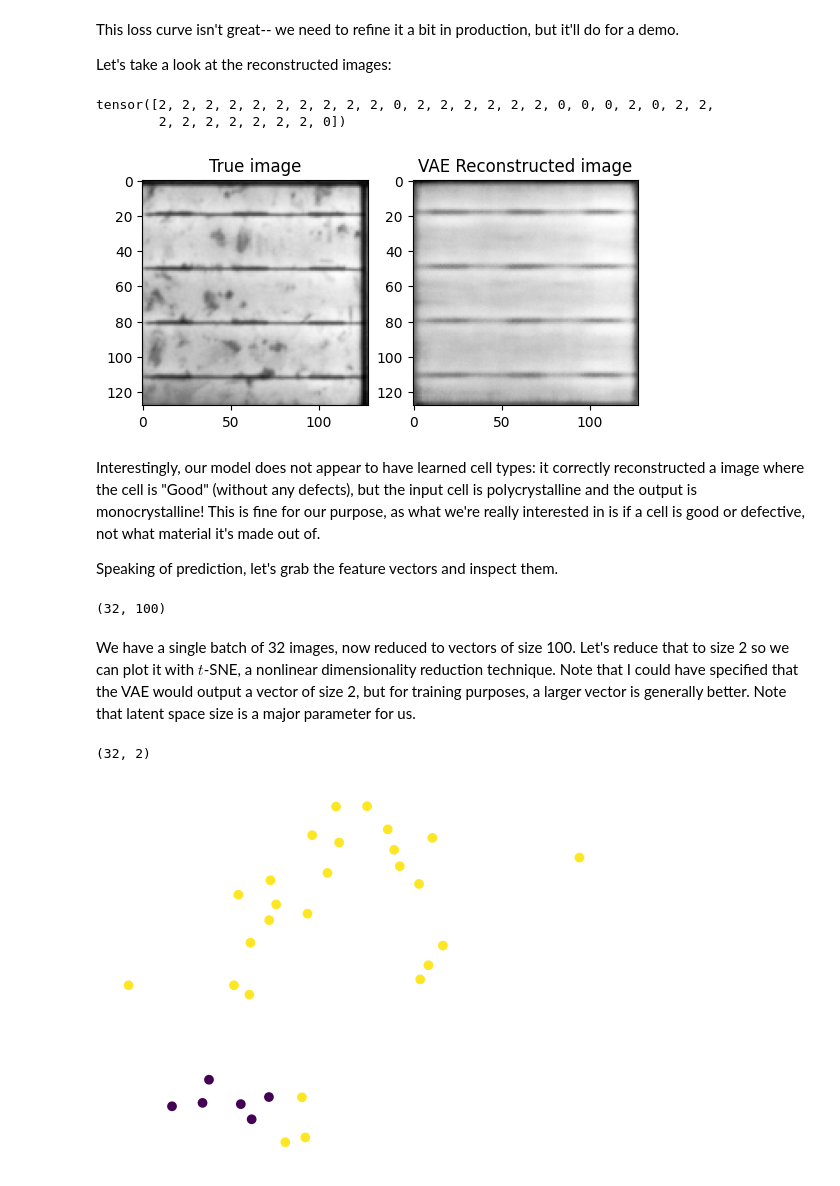
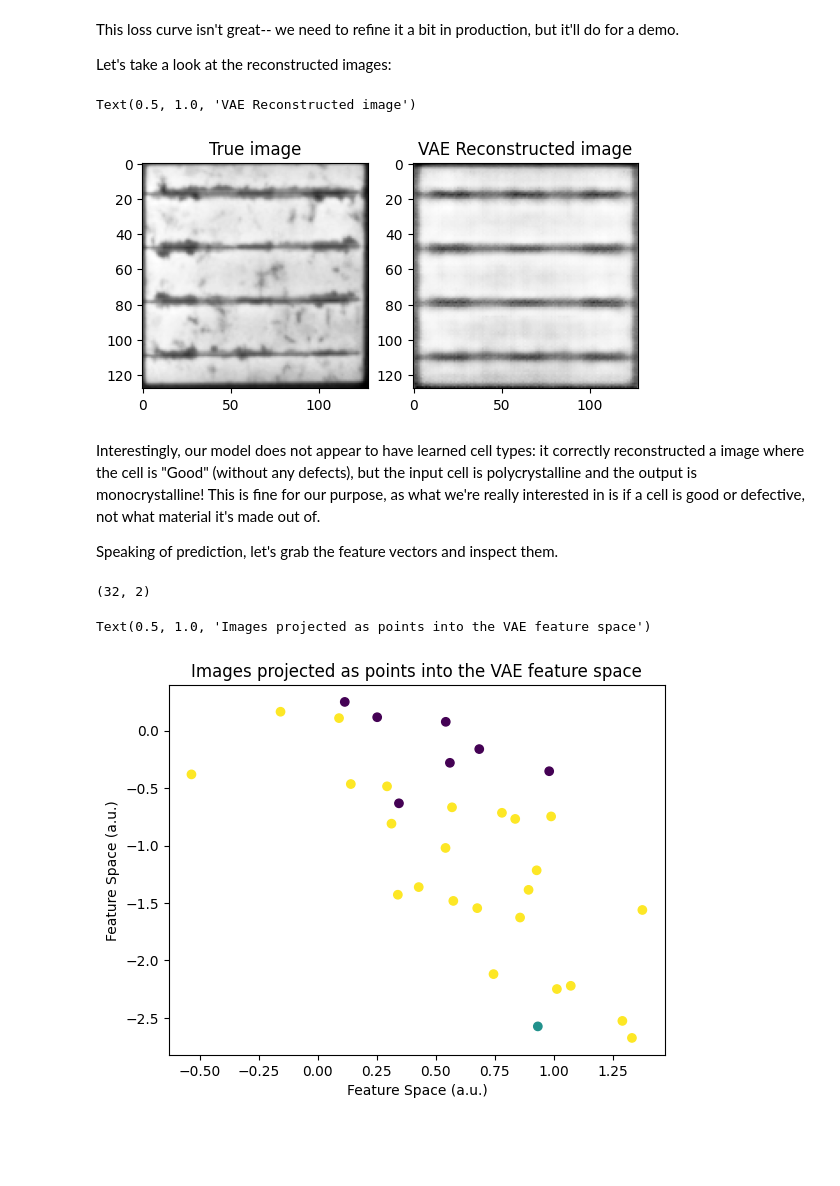
Before and after one commit to bgpierc/cwru-csds490-project, a Jupyter notebook: notebooks/bgp-vae-extract.ipynb, the cells around one changed output. Saved outputs shown, nothing was run; the diff lists cells and outputs as text; code cells hidden in the pictures; blank space fills up the shorter version.

```diff
--- a/notebooks/bgp-vae-extract.ipynb
+++ b/notebooks/bgp-vae-extract.ipynb
@@ -80,10 +78,10 @@ That looks good. We can start by defining our model:
 - We then send our model to the GPU with `model.to(device)`
 # %%
 from pytorch_vae import VAE, VAE_loss
-epochs = 15
-latent_dim = 100
+epochs = 20
+latent_dim = 2
 model = VAE(latent_dim, device)
-optimizer = optim.Adam(model.parameters(), lr = 1e-4)
+optimizer = optim.Adam(model.parameters(), lr = 1e-3)
 criterion = VAE_loss
 
 model = model.to(device)
@@ -98,7 +96,7 @@ for epoch in tqdm(range(epochs), total = epochs):
         X = X.to(device)
         optimizer.zero_grad()
         recon_X, mu, logvar, z = model.forward(X)
-        loss = criterion(recon_X, X, mu, logvar)
+        loss, recon, kld = criterion(recon_X, X, mu, logvar)
         losses.append(loss.detach().item())
         loss.backward()
         optimizer.step()
@@ -131,9 +137,8 @@ axes[0].set_title("True image")
 axes[1].imshow(test_pred, cmap = 'Greys_r')
 axes[1].set_title("VAE Reconstructed image")
 # %% [output]
-tensor([2, 2, 2, 2, 2, 2, 2, 2, 2, 2, 0, 2, 2, 2, 2, 2, 2, 0, 0, 0, 2, 0, 2, 2,
-        2, 2, 2, 2, 2, 2, 2, 0])
+Text(0.5, 1.0, 'VAE Reconstructed image')
-[figure, old version]
+[figure, new version]
 # %% [markdown]
 Interestingly, our model does not appear to have learned cell types: it correctly reconstructed a image where the cell is "Good" (without any defects), but the input cell is polycrystalline and the output is monocrystalline! This is fine for our purpose, as what we're really interested in is if a cell is good or defective, not what material it's made out of.
 
@@ -142,20 +147,16 @@ Speaking of prediction, let's grab the feature vectors and inspect them.
 feature_vectors = z.detach().cpu().numpy()
 feature_vectors.shape
 # %% [output]
-(32, 100)
+(32, 2)
-# %% [markdown]
-We have a single batch of 32 images, now reduced to vectors of size 100. Let's reduce that to size 2 so we can plot it with $t$-SNE, a nonlinear dimensionality reduction technique. Note that I could have specified that the VAE would output a vector of size 2, but for training purposes, a larger vector is generally better. Note that latent space size is a major parameter for us.
-# %%
-features_embedded = TSNE(n_components=2, learning_rate='auto',
-                    init='random', perplexity=3).fit_transform(feature_vectors)
-features_embedded.shape
-# %% [output]
-(32, 2)
 # %%
-plt.scatter(*features_embedded.T, c = labels.numpy())
-plt.axis('off');
+plt.scatter(*feature_vectors.T, c = labels.numpy())
+plt.xlabel("Feature Space (a.u.)")
+plt.ylabel("Feature Space (a.u.)")
+plt.title("Images projected as points into the VAE feature space")
+#plt.axis('off');
 # %% [output]
+Text(0.5, 1.0, 'Images projected as points into the VAE feature space')
-[figure, old version]
+[figure, new version]
 # %% [markdown]
 In this scatter plot, the axes are arbitrary 2D feature space induced by $t$-SNE, and the color corresponds to the real-world classification of the cell (good or corroded, in this case).
 
```
Also changed, not shown: parts of 26 cells of this notebook.
